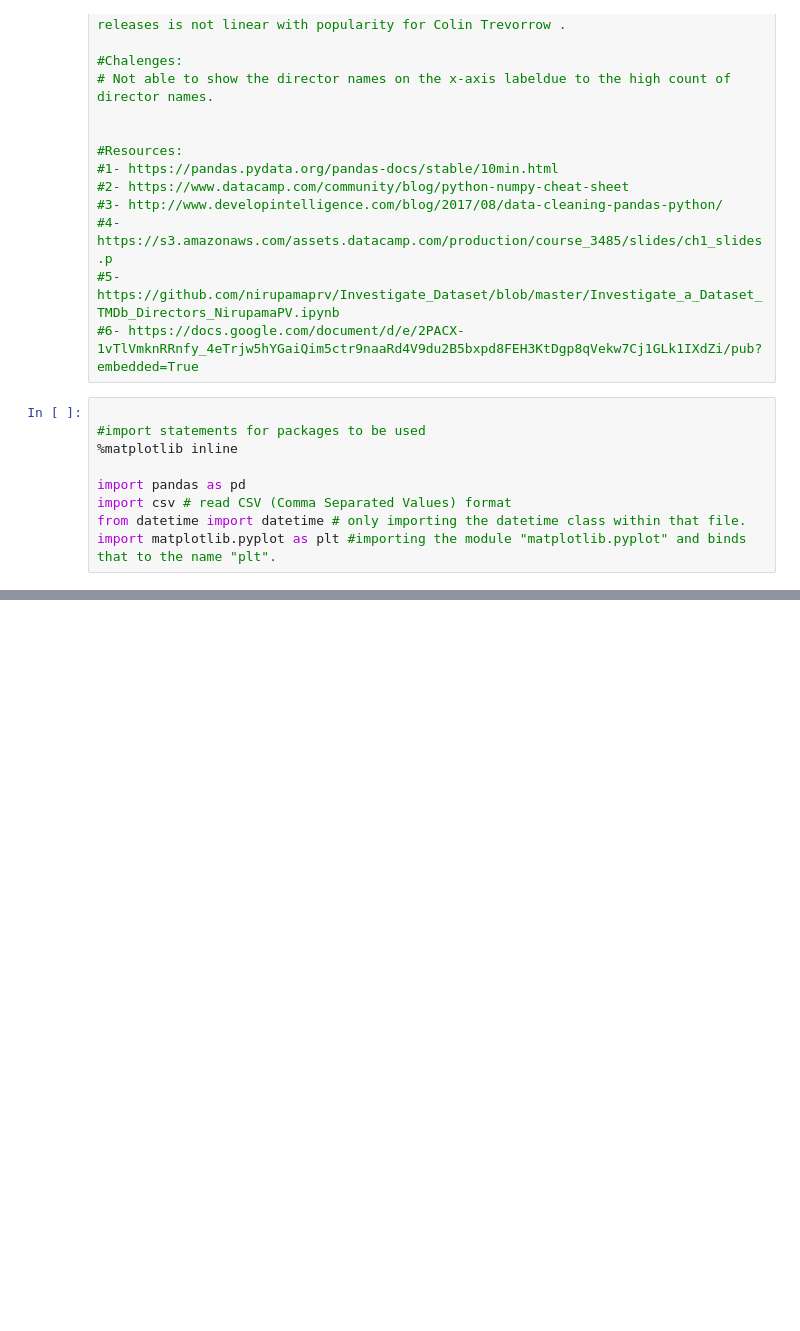
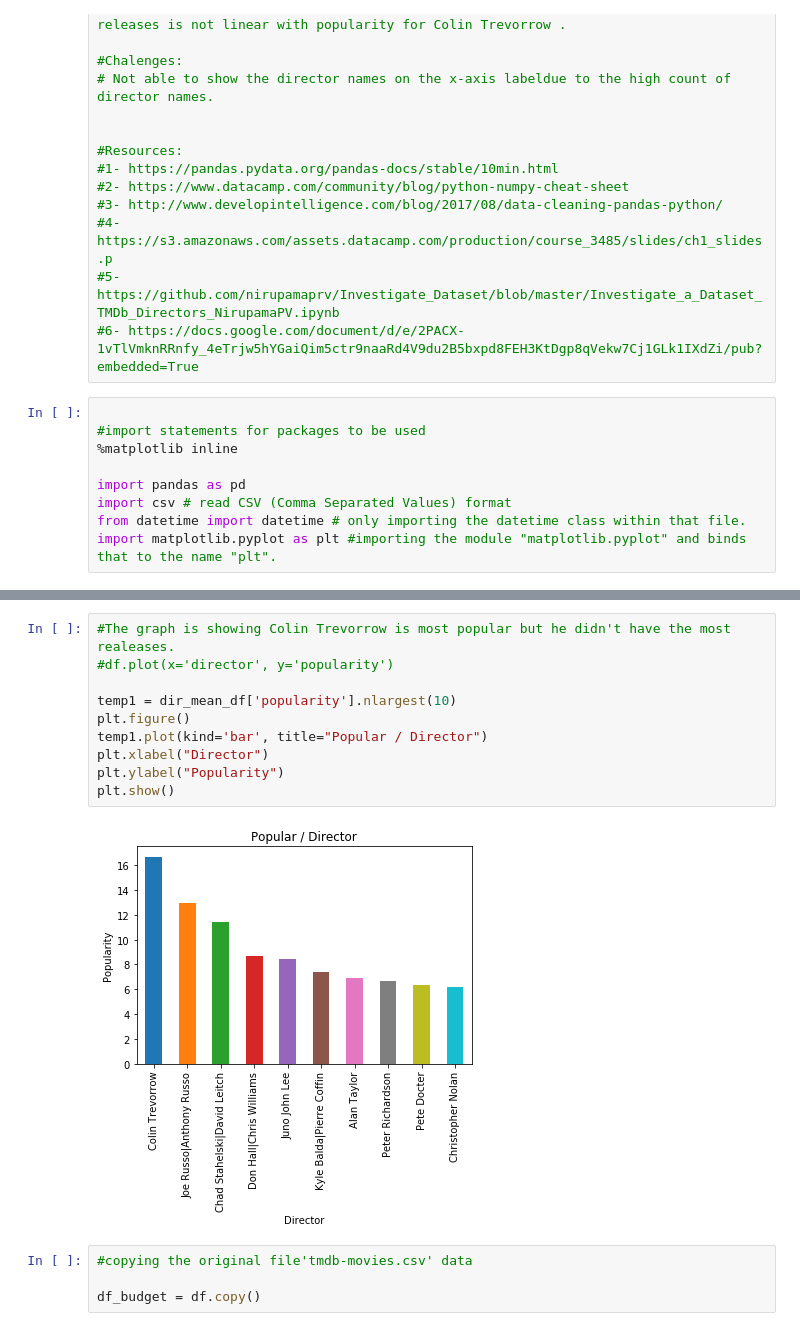
Before and after one commit to ztcom/Udacity, a Jupyter notebook: Report-Copy1.ipynb, the cells around one changed output, grey strips where cells are left out. Cells and saved outputs as stored; diff of their text form; blank space fills up the shorter version.

```diff
--- a/Report-Copy1.ipynb
+++ b/Report-Copy1.ipynb
@@ -525,0 +323,16 @@ Name: runtime, dtype: float64
+# %%
+#The graph is showing Colin Trevorrow is most popular but he didn't have the most realeases.
+#df.plot(x='director', y='popularity')
+
+temp1 = dir_mean_df['popularity'].nlargest(10)
+plt.figure()
+temp1.plot(kind='bar', title="Popular / Director")
+plt.xlabel("Director")
+plt.ylabel("Popularity")
+plt.show()
+# %% [output]
+[figure, added]
+# %%
+#copying the original file'tmdb-movies.csv' data
+
+df_budget = df.copy()
```
Also changed, not shown: parts of 73 cells of this notebook.
